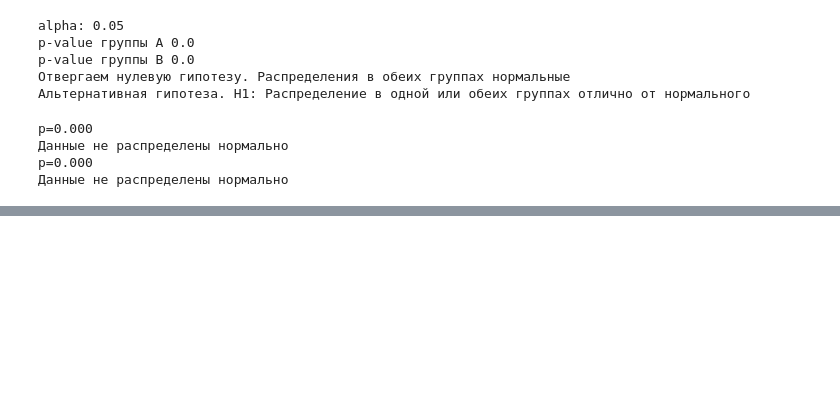
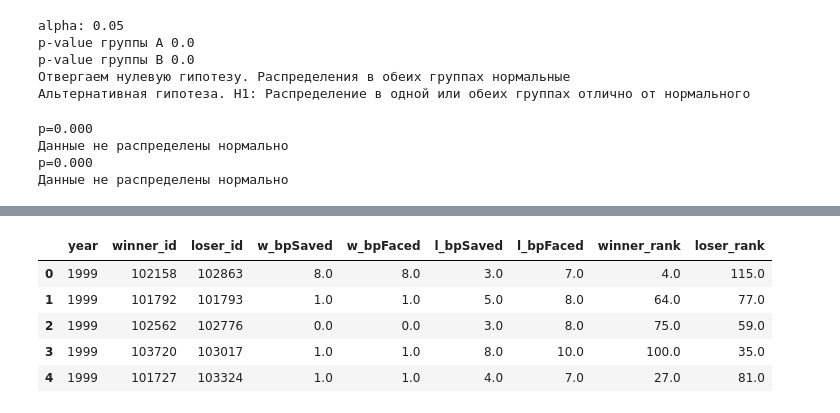
Before and after one commit to Ruugiko/tennis_atp, a Jupyter notebook: tennis.ipynb, the cells around one changed output, grey strips where cells are left out. Cells and saved outputs as stored; diff of their text form; code cells hidden in the pictures; blank space fills up the shorter version.

```diff
--- a/tennis.ipynb
+++ b/tennis.ipynb
@@ -584,0 +769,11 @@ p=0.000
+# %%
+df_4 = df[['year', 'winner_id', 'loser_id', 'w_bpSaved', 'w_bpFaced', 'l_bpSaved', 'l_bpFaced', 'winner_rank', 'loser_rank']].dropna()
+# %%
+df_4.head()
+# %% [output]
+|  | year | winner_id | loser_id | w_bpSaved | w_bpFaced | l_bpSaved | l_bpFaced | winner_rank | loser_rank |
+| 0 | 1999 | 102158 | 102863 | 8.0 | 8.0 | 3.0 | 7.0 | 4.0 | 115.0 |
+| 1 | 1999 | 101792 | 101793 | 1.0 | 1.0 | 5.0 | 8.0 | 64.0 | 77.0 |
+| 2 | 1999 | 102562 | 102776 | 0.0 | 0.0 | 3.0 | 8.0 | 75.0 | 59.0 |
+| 3 | 1999 | 103720 | 103017 | 1.0 | 1.0 | 8.0 | 10.0 | 100.0 | 35.0 |
+| 4 | 1999 | 101727 | 103324 | 1.0 | 1.0 | 4.0 | 7.0 | 27.0 | 81.0 |
```
Also changed, not shown: parts of 21 cells of this notebook, 2 other files.
